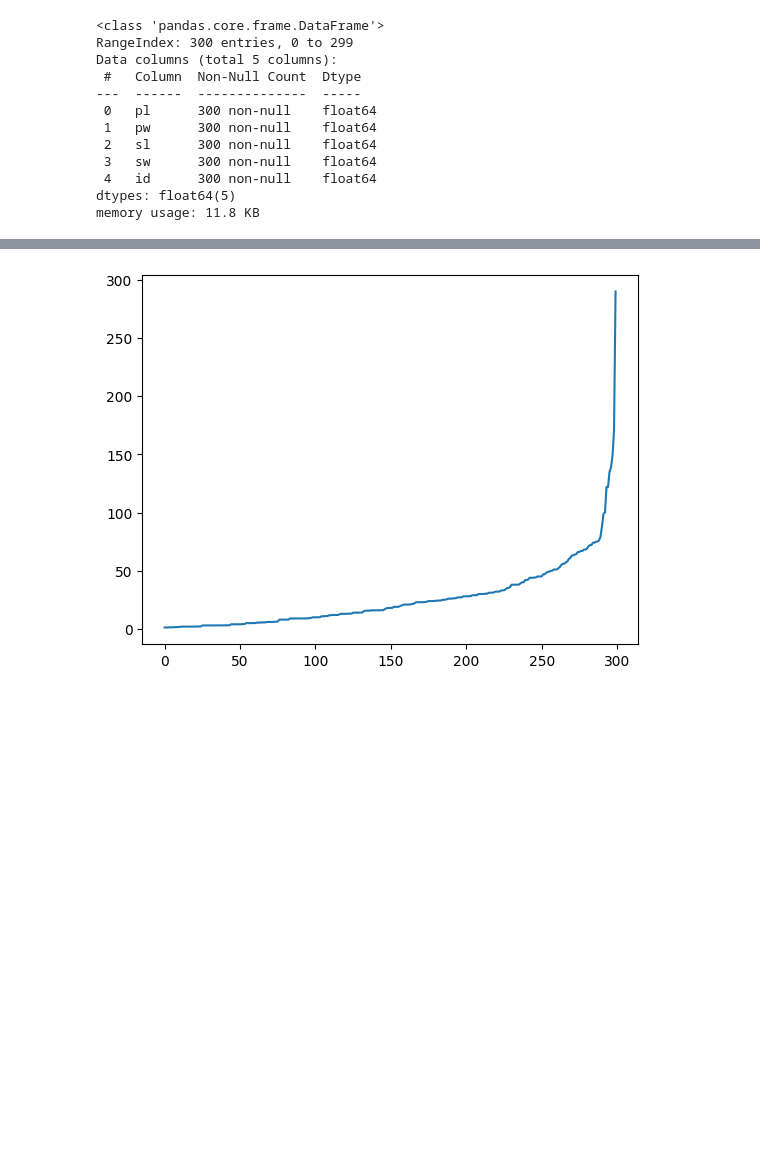
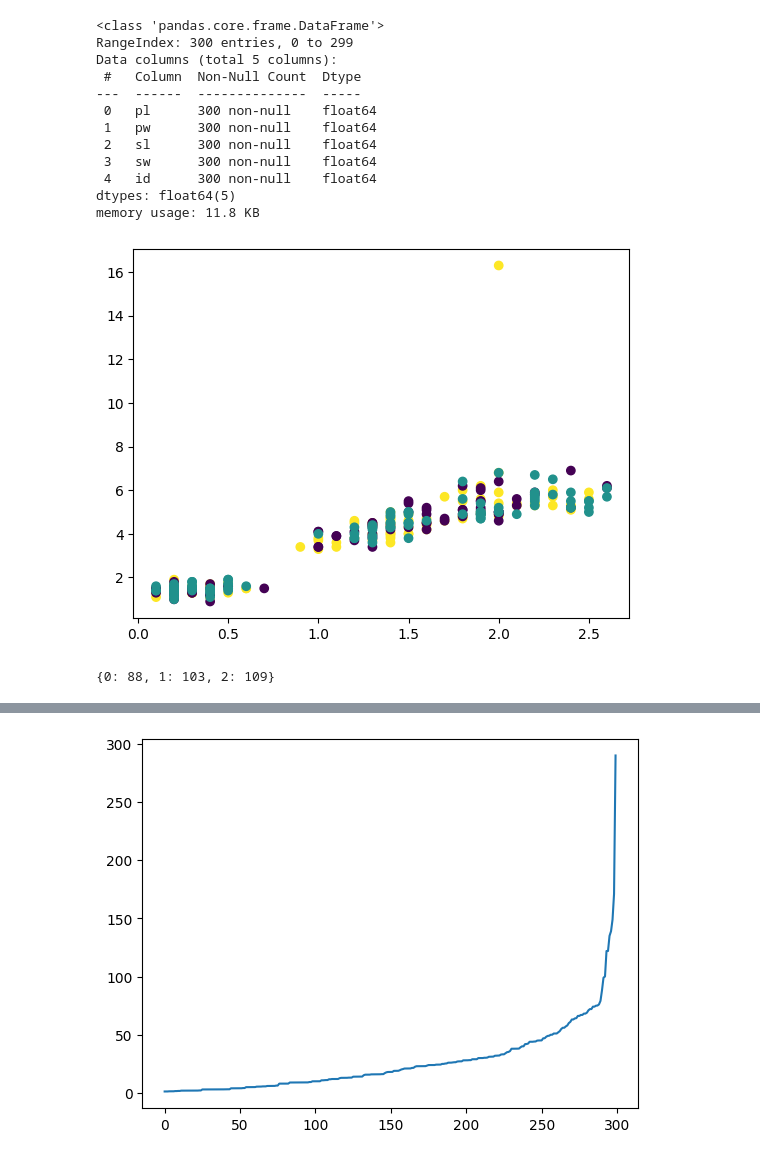
Before and after one commit to otha4350/datamining, a Jupyter notebook: assignment 3/main.ipynb, the cells around one changed output, grey strips where cells are left out. Cells and saved outputs as stored; diff of their text form; code cells hidden in the pictures; blank space fills up the shorter version.

Commit message:
halfway through task2

```diff
--- a/assignment 3/main.ipynb
+++ b/assignment 3/main.ipynb
@@ -20,3 +24,21 @@ Data columns (total 5 columns):
  4   id      300 non-null    float64
 dtypes: float64(5)
 memory usage: 11.8 KB
+# %%
+# TASK 1: k-Means clustering
+
+kmeans=KMeans(n_clusters=3)
+kmeans.fit(data)
+
+# kmeans.labels_
+# kmeans.cluster_centers_
+
+plt.scatter(data["sw"], data["sl"], c=kmeans.labels_, cmap='viridis')
+plt.show()
+
+unique, counts =np.unique(kmeans.labels_, return_counts=True)
+
+print(dict(zip(unique, counts)))
+# %% [output]
+[figure, added]
+{0: 88, 1: 103, 2: 109}
```
Also changed, not shown: parts of 4 cells of this notebook, 2 other files.
